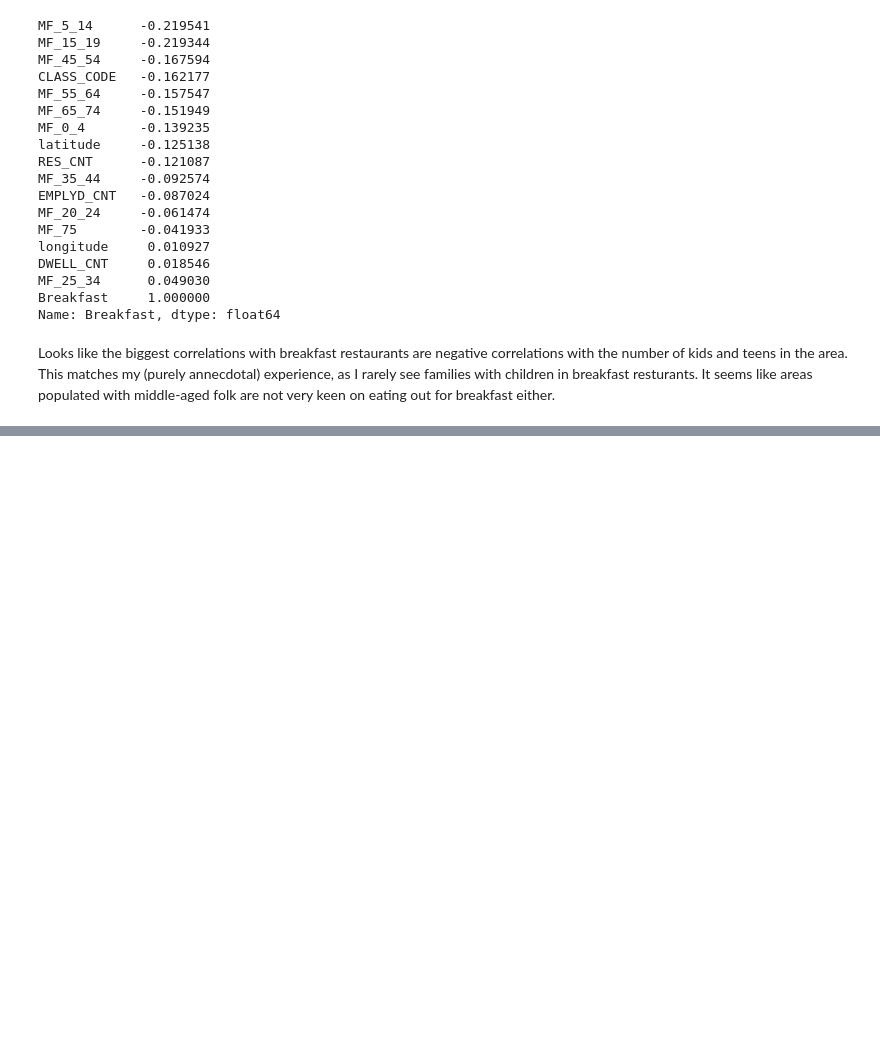
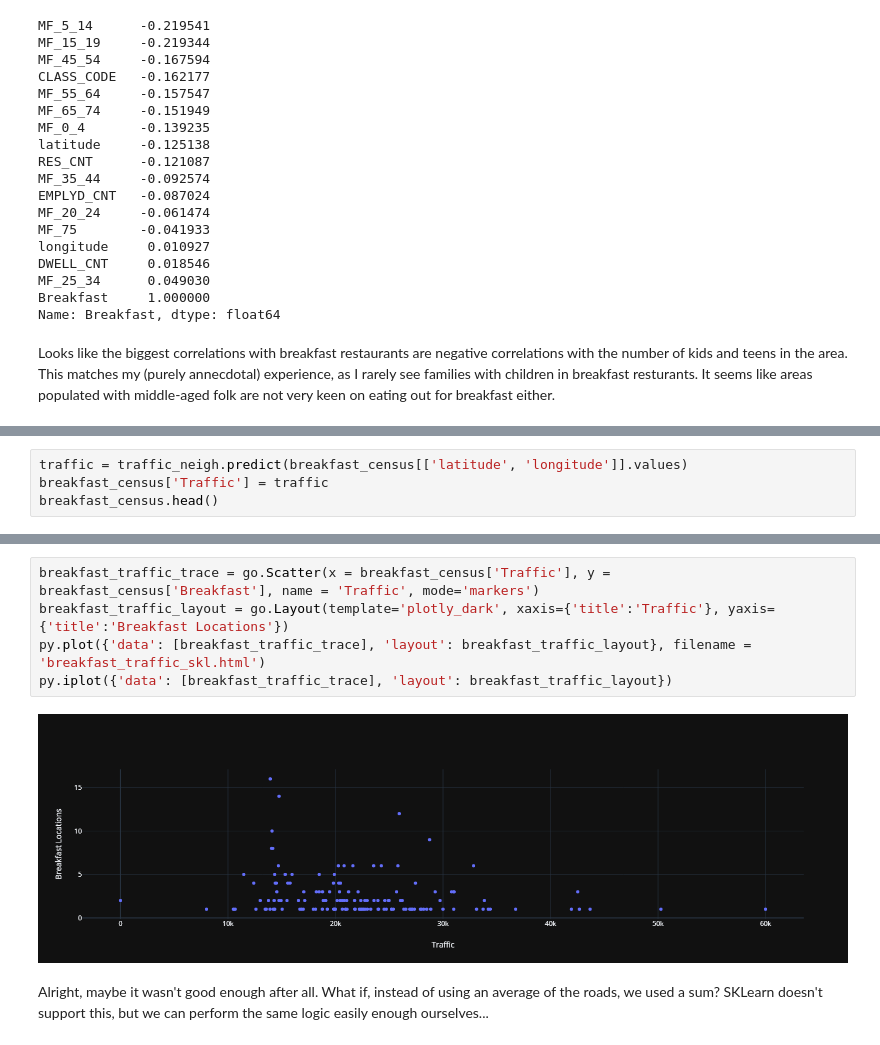
Before and after one commit to hexaguin/Coursera_Capstone, a Jupyter notebook: Breakfast-Locations.ipynb, the cells around one changed output, grey strips where cells are left out. Cells and saved outputs as stored; diff of their text form; blank space fills up the shorter version.

```diff
--- a/Breakfast-Locations.ipynb
+++ b/Breakfast-Locations.ipynb
@@ -304,0 +519,4 @@ py.iplot({'data': [breakfast_kids_trace, breakfast_teen_trace], 'layout': breakf
+# %%
+traffic = traffic_neigh.predict(breakfast_census[['latitude', 'longitude']].values)
+breakfast_census['Traffic'] = traffic
+breakfast_census.head()
@@ -304,0 +553,9 @@ py.iplot({'data': [breakfast_kids_trace, breakfast_teen_trace], 'layout': breakf
+# %%
+breakfast_traffic_trace = go.Scatter(x = breakfast_census['Traffic'], y = breakfast_census['Breakfast'], name = 'Traffic', mode='markers')
+breakfast_traffic_layout = go.Layout(template='plotly_dark', xaxis={'title':'Traffic'}, yaxis={'title':'Breakfast Locations'})
+py.plot({'data': [breakfast_traffic_trace], 'layout': breakfast_traffic_layout}, filename = 'breakfast_traffic_skl.html')
+py.iplot({'data': [breakfast_traffic_trace], 'layout': breakfast_traffic_layout})
+# %% [output]
+[figure, added]
+# %% [markdown]
+Alright, maybe it wasn't good enough after all. What if, instead of using an average of the roads, we used a sum? SKLearn doesn't support this, but we can perform the same logic easily enough ourselves...
```
Also changed, not shown: parts of 41 cells of this notebook, 12 other files.
